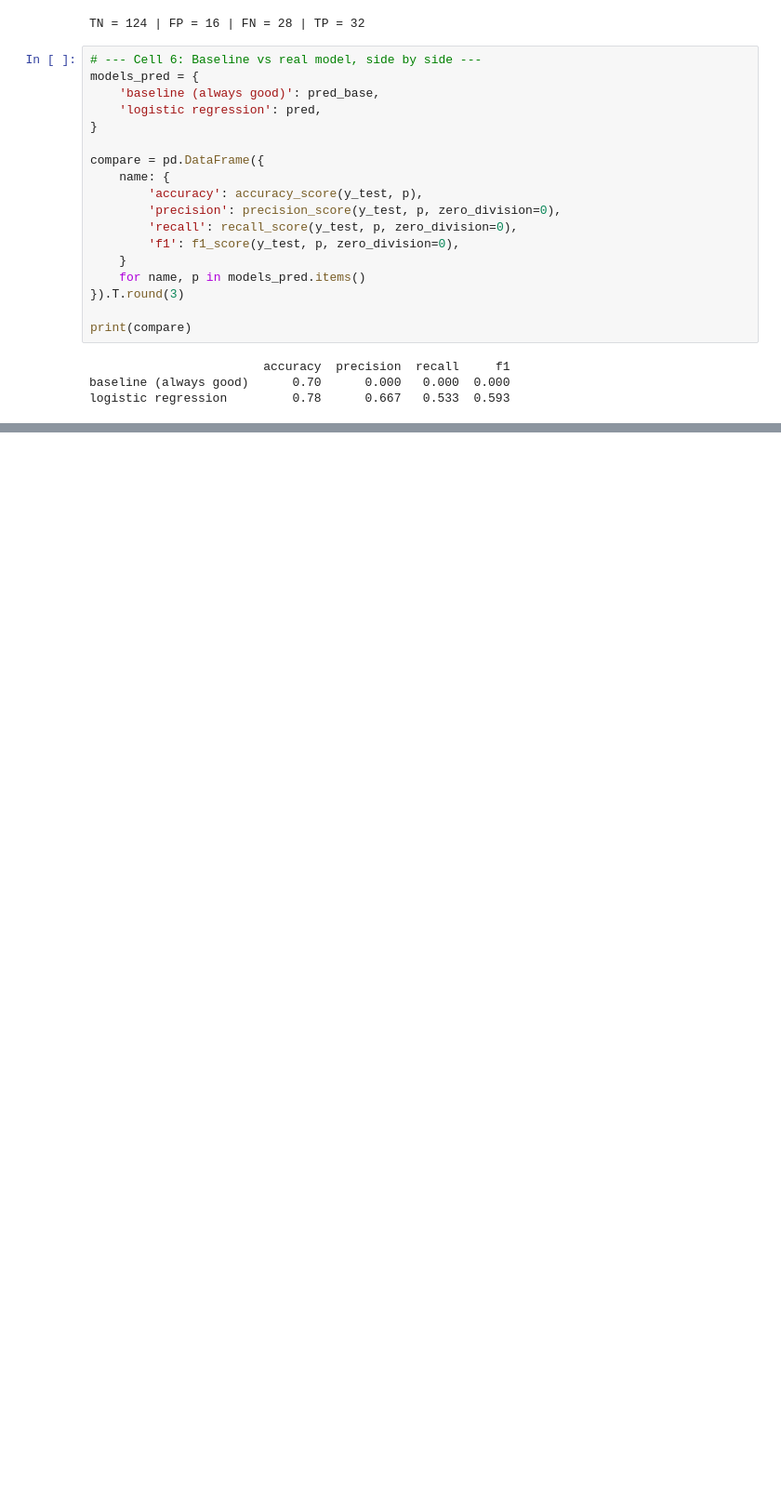
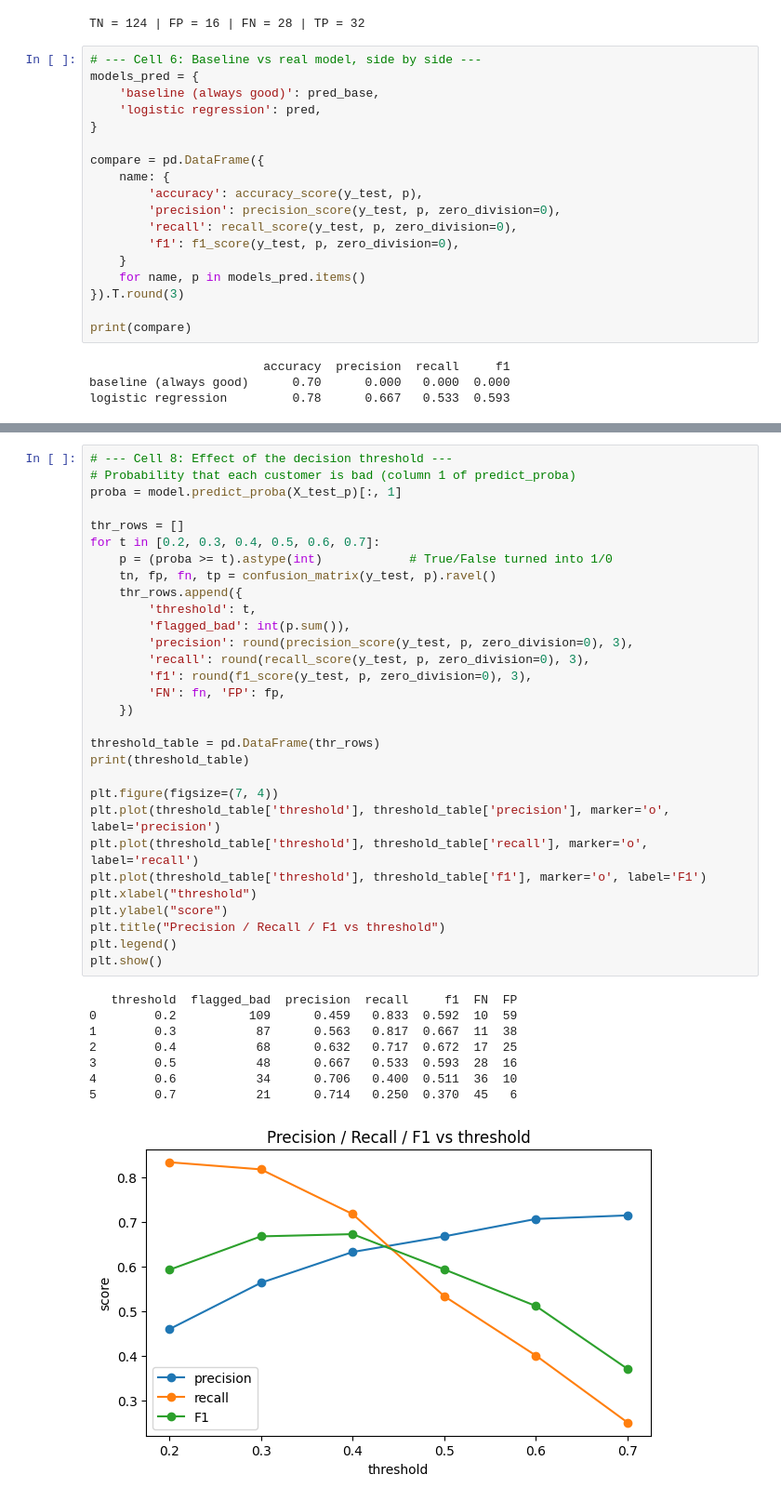
Before and after one commit to dhiru69-tech/ML-Techniques-Lab-Project, a Jupyter notebook: notebooks/day08_evaluation_metrics.ipynb, the cells around one changed output, grey strips where cells are left out. Shown at 93% size. Cells and saved outputs as stored; diff of their text form; blank space fills up the shorter version.

```diff
--- a/notebooks/day08_evaluation_metrics.ipynb
+++ b/notebooks/day08_evaluation_metrics.ipynb
@@ -133,0 +148,39 @@ logistic regression         0.78      0.667   0.533  0.593
+# %%
+# --- Cell 8: Effect of the decision threshold ---
+# Probability that each customer is bad (column 1 of predict_proba)
+proba = model.predict_proba(X_test_p)[:, 1]
+
+thr_rows = []
+for t in [0.2, 0.3, 0.4, 0.5, 0.6, 0.7]:
+    p = (proba >= t).astype(int)            # True/False turned into 1/0
+    tn, fp, fn, tp = confusion_matrix(y_test, p).ravel()
+    thr_rows.append({
+        'threshold': t,
+        'flagged_bad': int(p.sum()),
+        'precision': round(precision_score(y_test, p, zero_division=0), 3),
+        'recall': round(recall_score(y_test, p, zero_division=0), 3),
+        'f1': round(f1_score(y_test, p, zero_division=0), 3),
+        'FN': fn, 'FP': fp,
+    })
+
+threshold_table = pd.DataFrame(thr_rows)
+print(threshold_table)
+
+plt.figure(figsize=(7, 4))
+plt.plot(threshold_table['threshold'], threshold_table['precision'], marker='o', label='precision')
+plt.plot(threshold_table['threshold'], threshold_table['recall'], marker='o', label='recall')
+plt.plot(threshold_table['threshold'], threshold_table['f1'], marker='o', label='F1')
+plt.xlabel("threshold")
+plt.ylabel("score")
+plt.title("Precision / Recall / F1 vs threshold")
+plt.legend()
+plt.show()
+# %% [output]
+   threshold  flagged_bad  precision  recall     f1  FN  FP
+0        0.2          109      0.459   0.833  0.592  10  59
+1        0.3           87      0.563   0.817  0.667  11  38
+2        0.4           68      0.632   0.717  0.672  17  25
+3        0.5           48      0.667   0.533  0.593  28  16
+4        0.6           34      0.706   0.400  0.511  36  10
+5        0.7           21      0.714   0.250  0.370  45   6
+[figure, added]
```
Also changed, not shown: parts of 3 cells of this notebook.
